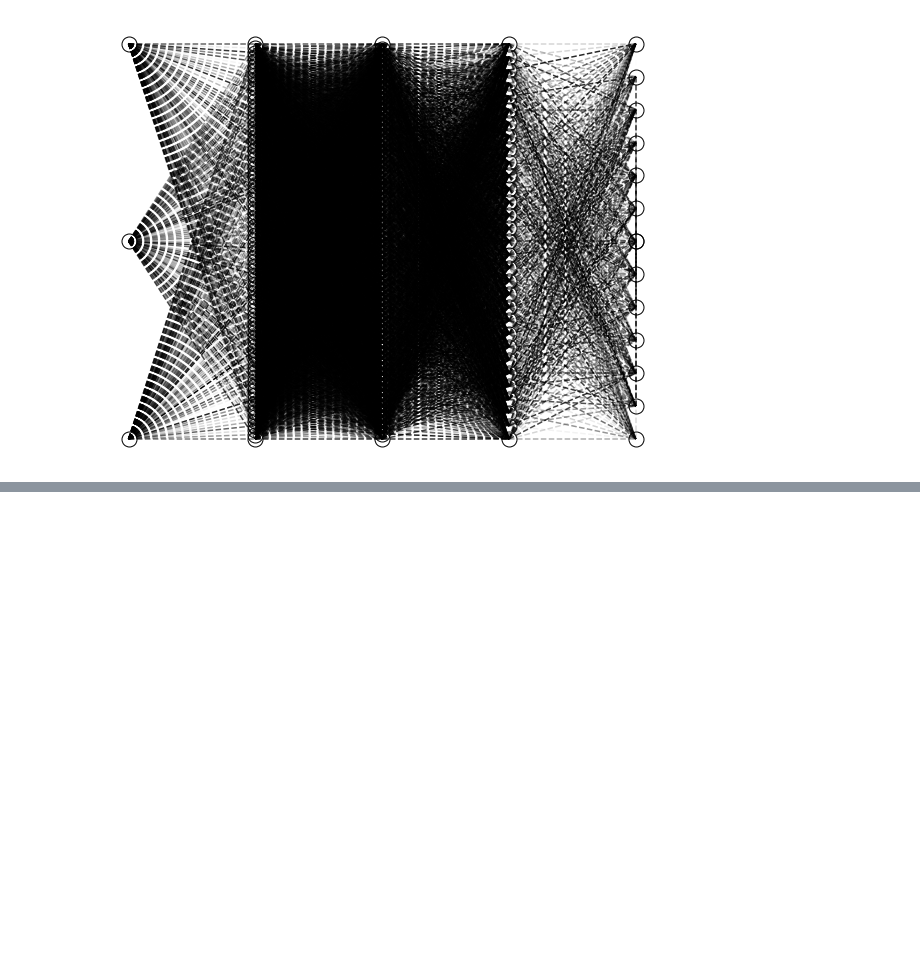
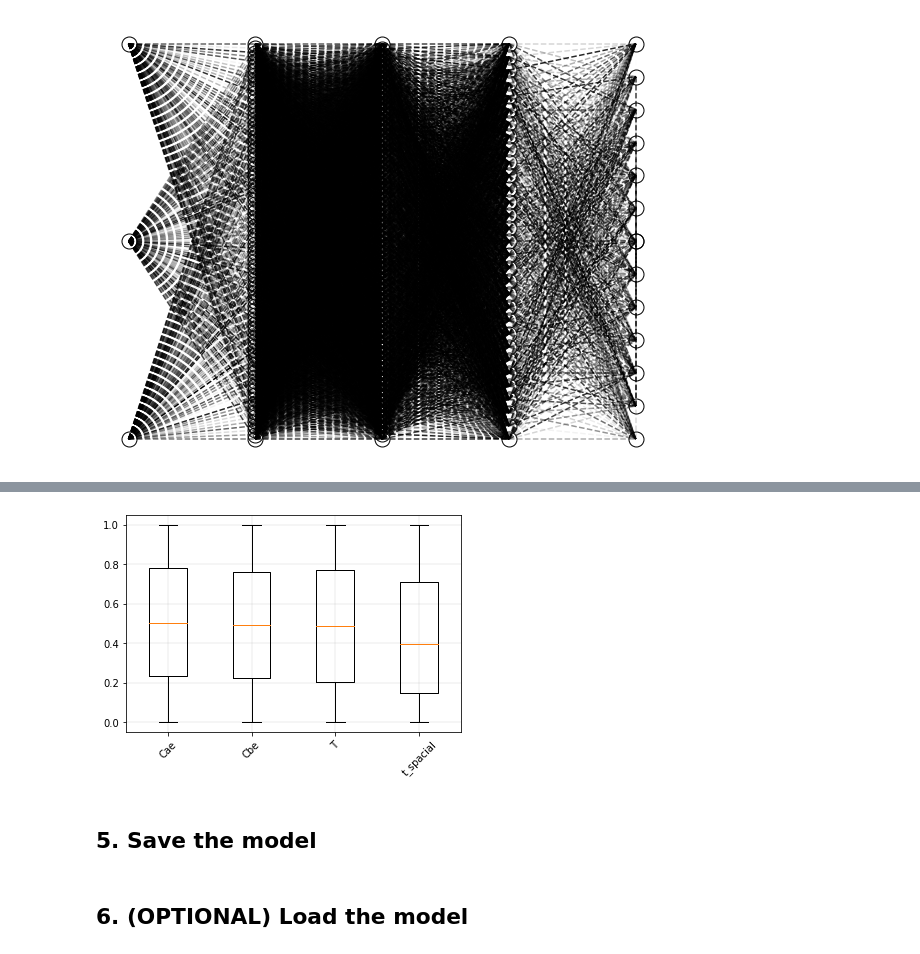
Before and after one commit to guiisc/tcc_feq_guilherme_silva_costa, a Jupyter notebook: model_section/t1-keras.ipynb, the cells around one changed output, grey strips where cells are left out. Saved outputs shown, nothing was run; the diff lists cells and outputs as text; code cells hidden in the pictures; blank space fills up the shorter version.

```diff
--- a/model_section/t1-keras.ipynb
+++ b/model_section/t1-keras.ipynb
@@ -78,0 +101,6 @@ plot_first_layer_keras(model, label=x_cols)
+# %%
+plot_boxplot_input(in_data, x_cols)
+# %% [output]
+[figure, added]
+# %% [markdown]
+<H2>5. Save the model</H2>
@@ -78,0 +109,2 @@ plot_first_layer_keras(model, label=x_cols)
+# %% [markdown]
+<h2>6. (OPTIONAL) Load the model</h2>
```
Also changed, not shown: parts of 16 cells of this notebook, 10 other files.
